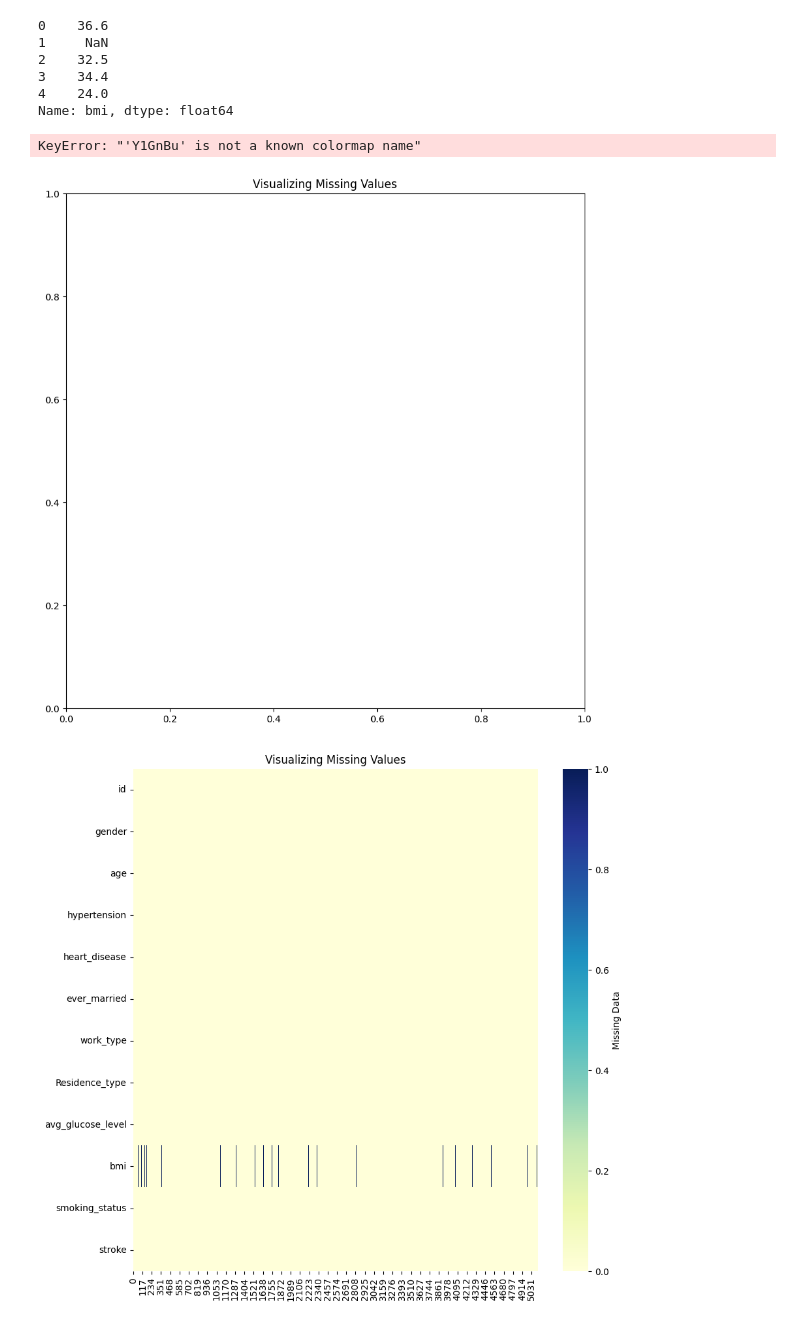
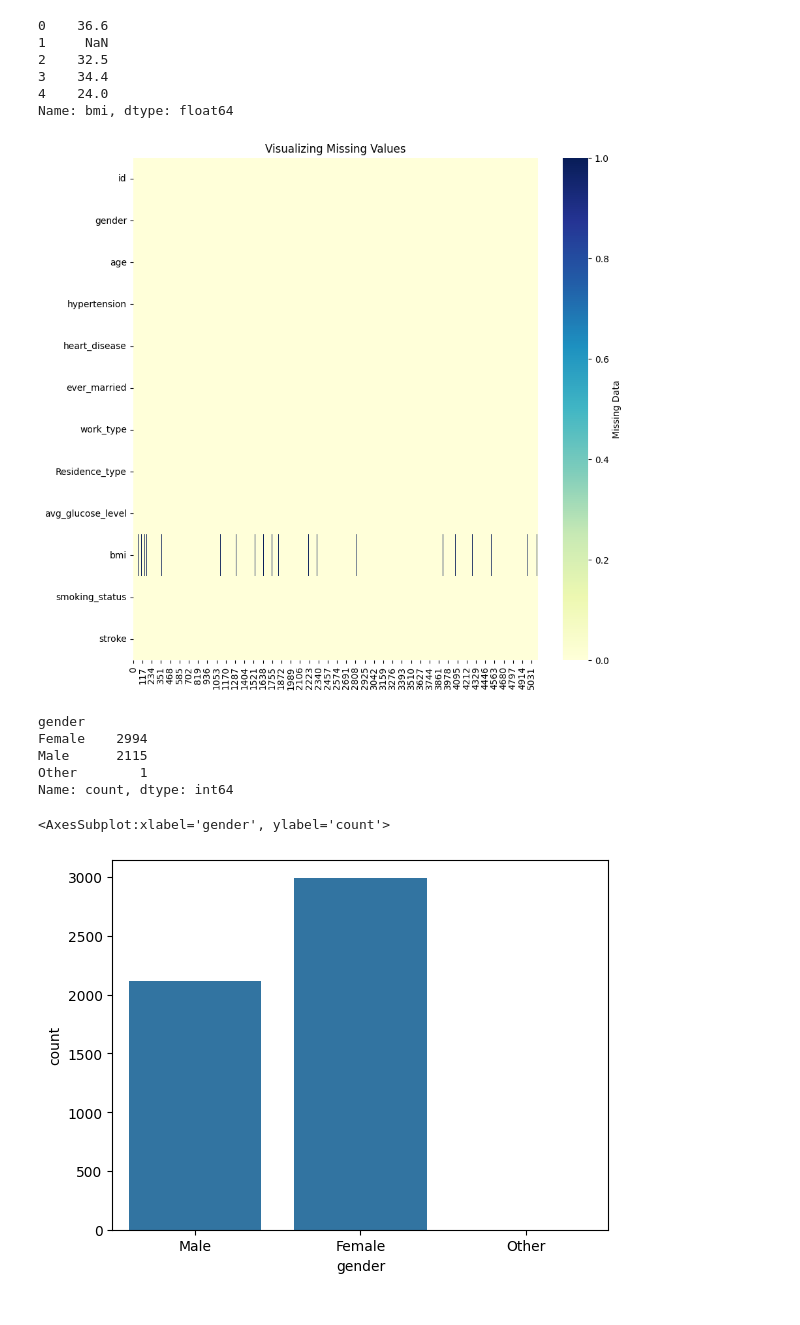
Before and after one commit to bhandariarun/365-365-days, a Jupyter notebook: April/Data_Science_workshop.ipynb, the cells around one changed output. Cells and saved outputs as stored; diff of their text form; code cells hidden in the pictures.

Commit message:
Data Science workshop

```diff
--- a/April/Data_Science_workshop.ipynb
+++ b/April/Data_Science_workshop.ipynb
@@ -141,21 +141,23 @@ plt.figure(figsize=(10, 10))
 plt.title('Visualizing Missing Values')
 sns.heatmap(
     df.isna().transpose(),
-    cmap="Y1GnBu",
+    cmap="YlGnBu",
     cbar_kws = {'label':'Missing Data'}
 )
 plt.show()
 # %% [output]
-KeyError: "'Y1GnBu' is not a known colormap name"
-[figure, old version]
+[figure, new version]
 # %%
-plt.figure(figsize=(10, 10))
-plt.title("Visualizing Missing Values")
-sns.heatmap(
-    df.isna().transpose(),
-    cmap="YlGnBu",  # Set a yellow -> green -> blue color gradient
-    cbar_kws={"label": "Missing Data"}
-)
-plt.show()
+x = df['gender'].value_counts()
+x
 # %% [output]
-[figure, removed]
+gender
+Female    2994
+Male      2115
+Other        1
+Name: count, dtype: int64
+# %%
+sns.countplot(x='gender', data=df)
+# %% [output]
+<AxesSubplot:xlabel='gender', ylabel='count'>
+[figure, added]
```
Also changed, not shown: parts of 2 cells of this notebook, 1 other file.
